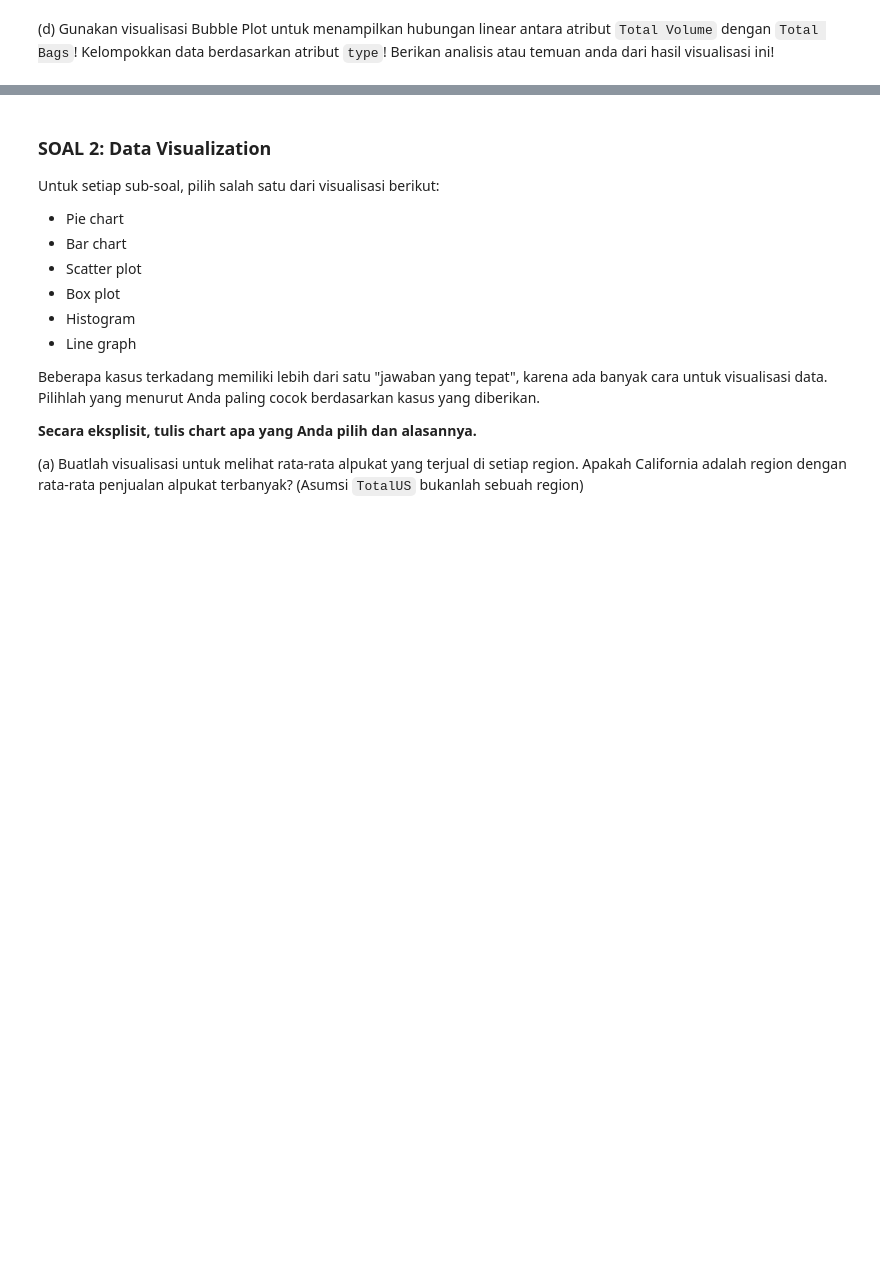
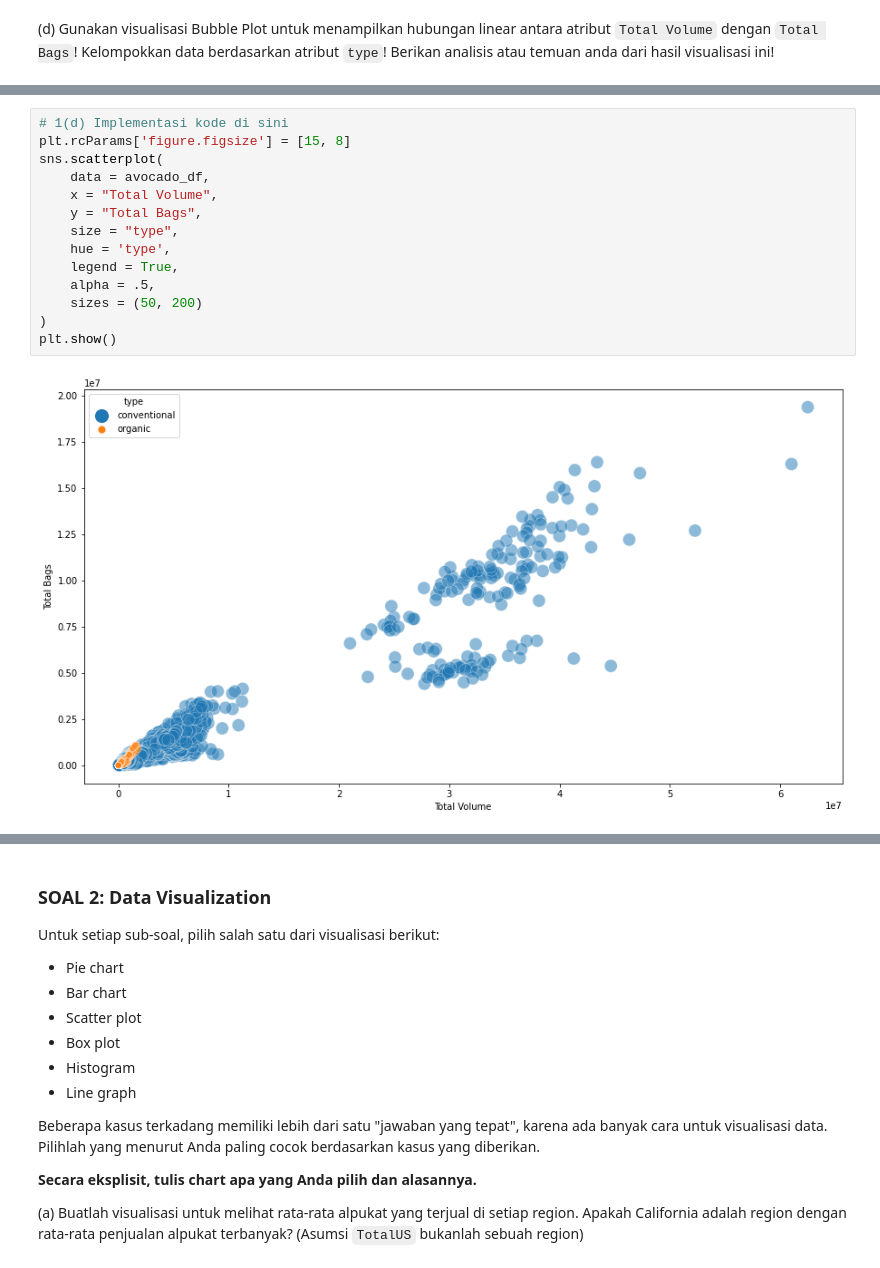
Before and after one commit to faisaladisoe/kasdd-lab, a Jupyter notebook: Lab 2/Lab 2 - Stats and DataViz.ipynb, the cells around one changed output, grey strips where cells are left out. Saved outputs shown, nothing was run; the diff lists cells and outputs as text; blank space fills up the shorter version.

```diff
--- a/Lab 2/Lab 2 - Stats and DataViz.ipynb
+++ b/Lab 2/Lab 2 - Stats and DataViz.ipynb
@@ -402,0 +454,16 @@ fig.show()
+# %%
+# 1(d) Implementasi kode di sini
+plt.rcParams['figure.figsize'] = [15, 8]
+sns.scatterplot(
+    data = avocado_df,
+    x = "Total Volume",
+    y = "Total Bags",
+    size = "type",
+    hue = 'type',
+    legend = True,
+    alpha = .5,
+    sizes = (50, 200)
+)
+plt.show()
+# %% [output]
+[figure, added]
```
Also changed, not shown: parts of 10 cells of this notebook.
